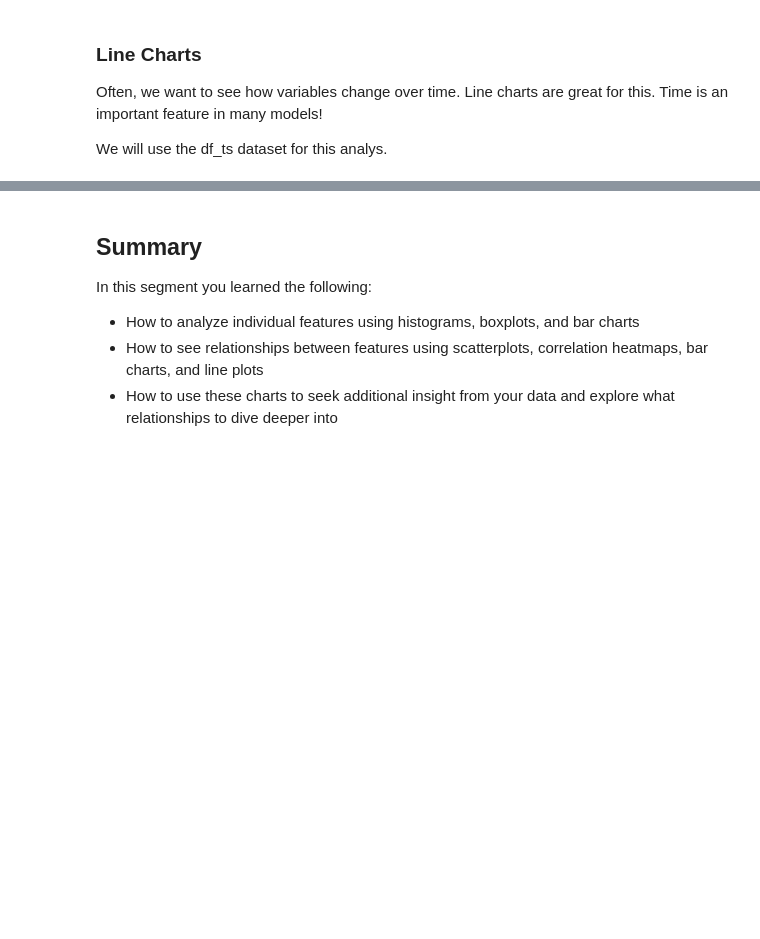
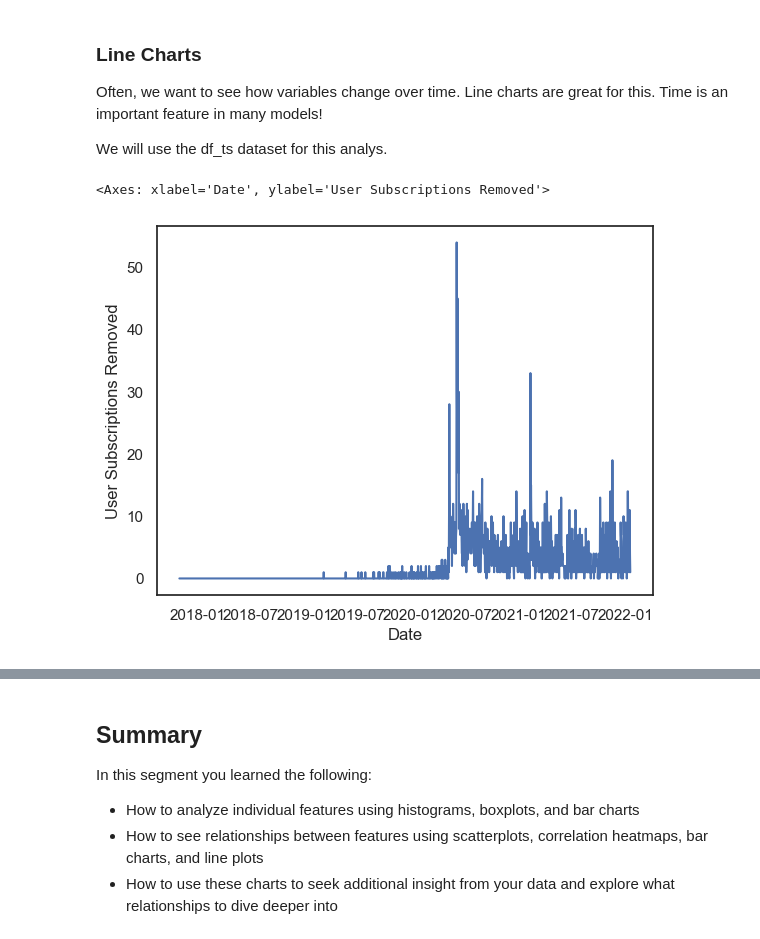
Before and after one commit to wchb2015/kaggle_practice, a Jupyter notebook: 365data/3.basic_EDA_example.ipynb, the cells around one changed output, grey strips where cells are left out. Saved outputs shown, nothing was run; the diff lists cells and outputs as text; code cells hidden in the pictures; blank space fills up the shorter version.

```diff
--- a/365data/3.basic_EDA_example.ipynb
+++ b/365data/3.basic_EDA_example.ipynb
@@ -312,15 +345,17 @@ Often, we want to see how variables change over time. Line charts are great for
 We will use the df_ts dataset for this analys.
 # %%
 #First we need to make sure our date field is in the date time format. We do this by converting our string to datetime
-df_ts['Date'] = pd.to_datetime(df_ts['Date'])
-
+df_ts['Date'] = pd.to_datetime(df_ts['Date'], format='mixed', dayfirst=True)
 #let's look at user subscriptions removed and see if there is any trend there. We will also compare this with user likes removed to see if we can find anything interesting
 
 #first, we have to aggregate these by video. We do this with a pivot table.
 rm_x_date = pd.pivot_table(df_ts, index='Date',values = 'User Subscriptions Removed', aggfunc ='sum').reset_index()
 
 #next we visualize this data with seaborn
 sns.lineplot(data=rm_x_date,x='Date', y='User Subscriptions Removed')
+# %% [output]
+<Axes: xlabel='Date', ylabel='User Subscriptions Removed'>
+[figure, added]
 # %%
 #now let's compare this with two other related metrics, video likes removed and dislikes
 
```
Also changed, not shown: parts of 7 cells of this notebook, 7 other files.
